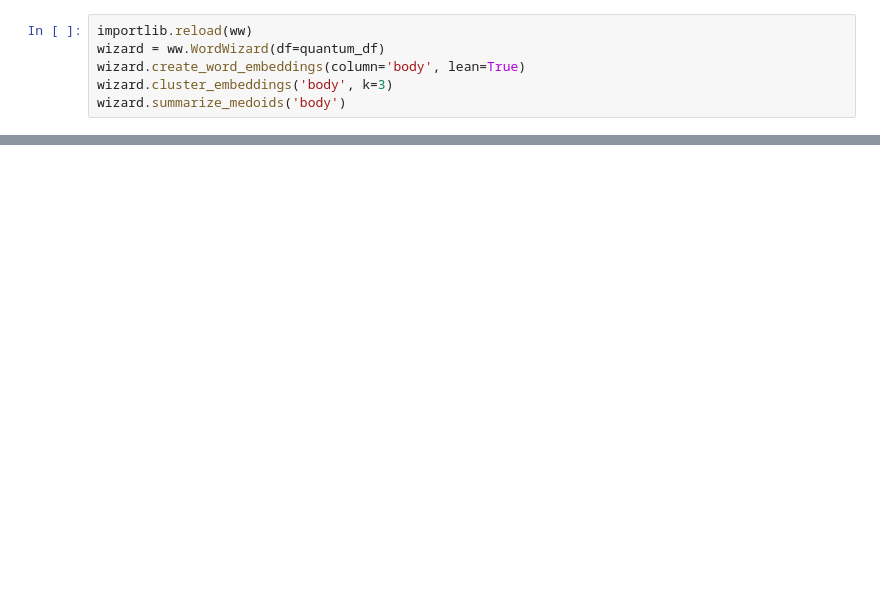
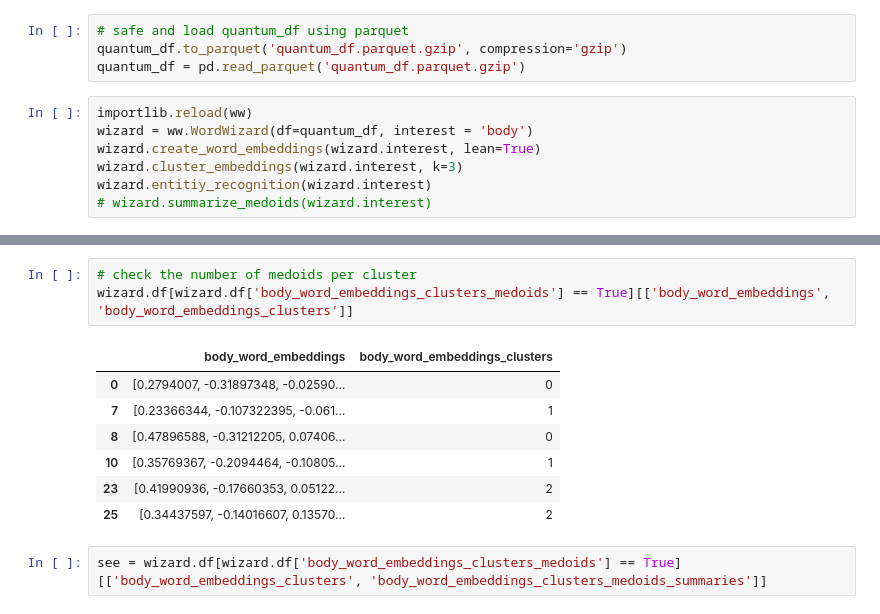
Before and after one commit to CAPSTONE-MIBA-G03/MIBA-2023-CAPSTONE-RB-NLP, a Jupyter notebook: MVP.ipynb, the cells around one changed output, grey strips where cells are left out. Drawn from its saved outputs; the diff is of its cells as text; blank space fills up the shorter version.

Commit message:
fix embedding, summaries and NER (NER not working yet)

```diff
--- a/MVP.ipynb
+++ b/MVP.ipynb
@@ -12,7 +32,12 @@ quantum_df = pipeline_executor.execute(query=topic, max_articles=20, overwrite=T
+# %%
+# safe and load quantum_df using parquet
+quantum_df.to_parquet('quantum_df.parquet.gzip', compression='gzip')
+quantum_df = pd.read_parquet('quantum_df.parquet.gzip')
 # %%
 importlib.reload(ww)
-wizard = ww.WordWizard(df=quantum_df)
-wizard.create_word_embeddings(column='body', lean=True)
-wizard.cluster_embeddings('body', k=3)
-wizard.summarize_medoids('body')
+wizard = ww.WordWizard(df=quantum_df, interest = 'body')
+wizard.create_word_embeddings(wizard.interest, lean=True)
+wizard.cluster_embeddings(wizard.interest, k=3)
+wizard.entitiy_recognition(wizard.interest)
+# wizard.summarize_medoids(wizard.interest)
 # %% [output]
@@ -100,0 +80,13 @@ Name: body_summaries, dtype: object
+# %%
+# check the number of medoids per cluster
+wizard.df[wizard.df['body_word_embeddings_clusters_medoids'] == True][['body_word_embeddings', 'body_word_embeddings_clusters']]
+# %% [output]
+|  | body_word_embeddings | body_word_embeddings_clusters |
+| 0 | [0.2794007, -0.31897348, -0.02590... | 0 |
+| 7 | [0.23366344, -0.107322395, -0.061... | 1 |
+| 8 | [0.47896588, -0.31212205, 0.07406... | 0 |
+| 10 | [0.35769367, -0.2094464, -0.10805... | 1 |
+| 23 | [0.41990936, -0.17660353, 0.05122... | 2 |
+| 25 | [0.34437597, -0.14016607, 0.13570... | 2 |
+# %%
+see = wizard.df[wizard.df['body_word_embeddings_clusters_medoids'] == True][['body_word_embeddings_clusters', 'body_word_embeddings_clusters_medoids_summaries']]
```
Also changed, not shown: parts of 8 cells of this notebook, 1 other file.
